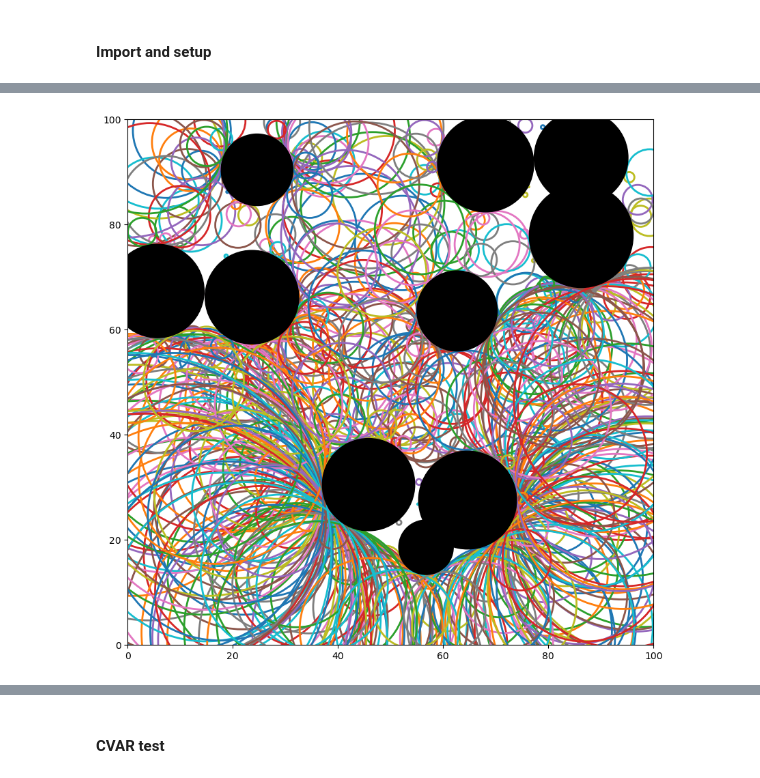
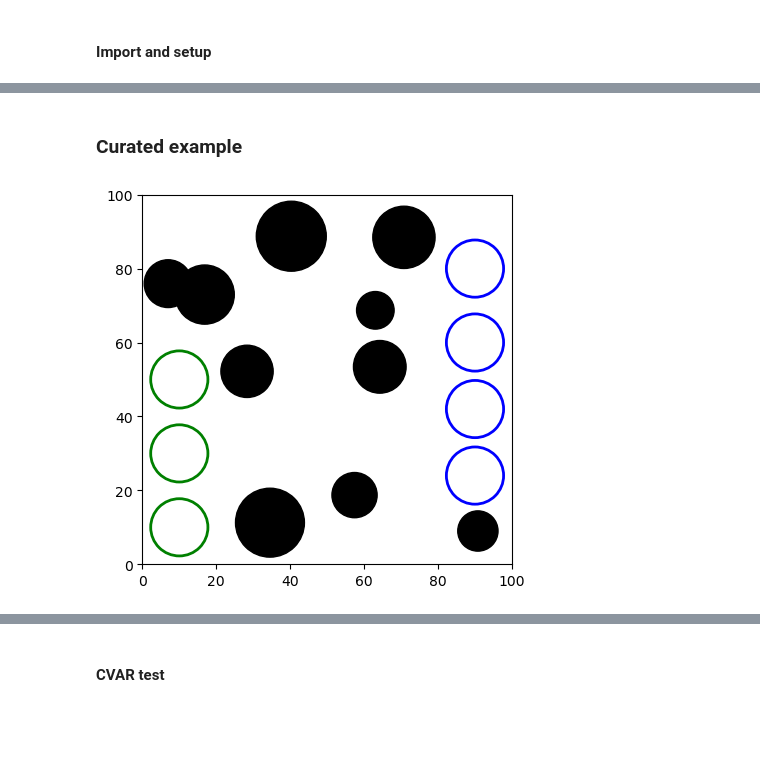
Before and after one commit to Zander-M/ST_Gaussian_PRM, a Jupyter notebook: experiment.ipynb, the cells around one changed output, grey strips where cells are left out. Drawn from its saved outputs; the diff is of its cells as text; code cells hidden in the pictures; blank space fills up the shorter version.

```diff
--- a/experiment.ipynb
+++ b/experiment.ipynb
@@ -32,4 +38,23 @@ gaussian_prm.visualize_roadmap("test_map")
-# %%
-gaussian_prm.visualize_g_nodes("test_g_nodes")
-# %% [output]
-[figure, removed]
+# %% [markdown]
+### Curated example
+# %%
+# Load map
+map_fname = "data/envs/maps/map_7.yaml"
+map_loader = MapLoader(map_fname)
+map = map_loader.get_map()
+
+# Curated test instance
+
+starts = np.array([[10, 10], [10, 30], [10, 50]])
+goals = np.array([[90, 42], [90, 60], [90, 80], [90, 24]])
+
+starts_weight = np.array([0.3, 0.4, 0.3])
+goals_weight = np.array([0.1, 0.2, 0.4, 0.3])
+
+g_starts = [GaussianGraphNode(start, np.identity(2)*10) for start in starts]
+g_goals = [GaussianGraphNode(goal, np.identity(2)*10) for goal in goals]
+
+instance = Instance(map, g_starts, g_goals, starts_weight, goals_weight)
+instance.visualize()
+# %% [output]
+[figure, added]
```
Also changed, not shown: parts of 11 cells of this notebook, 9 other files.
